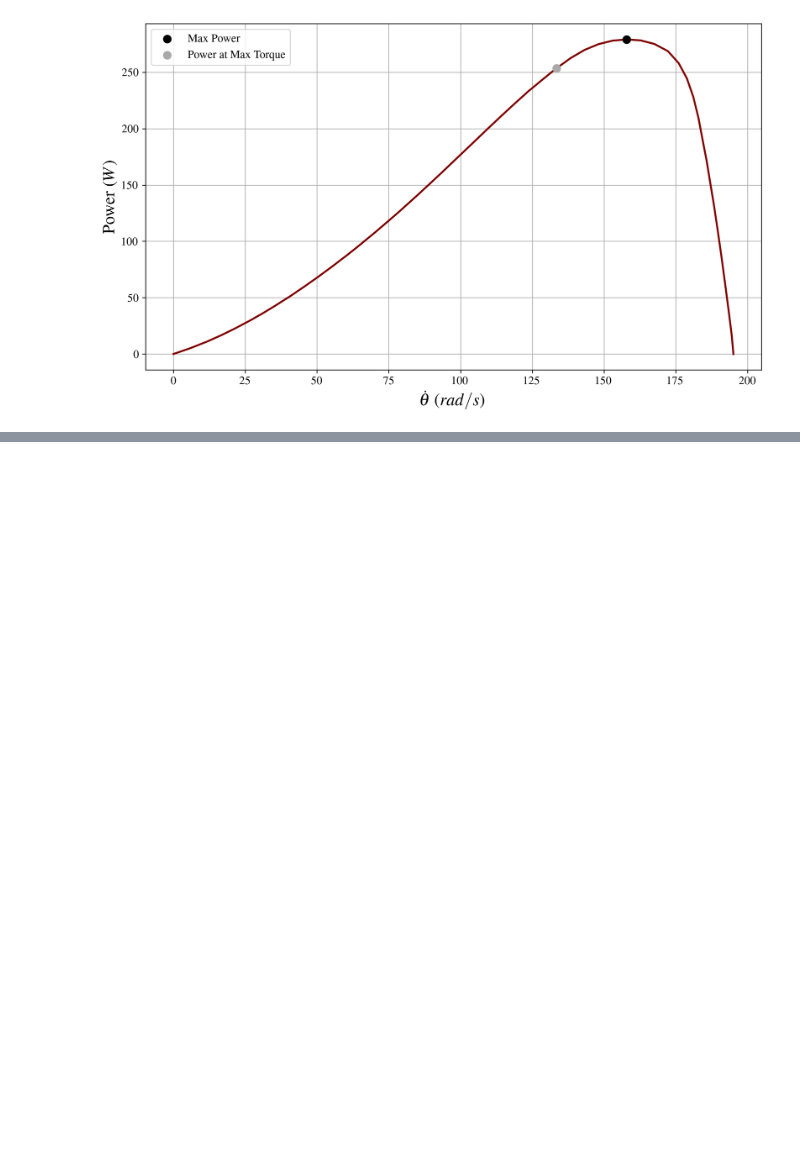
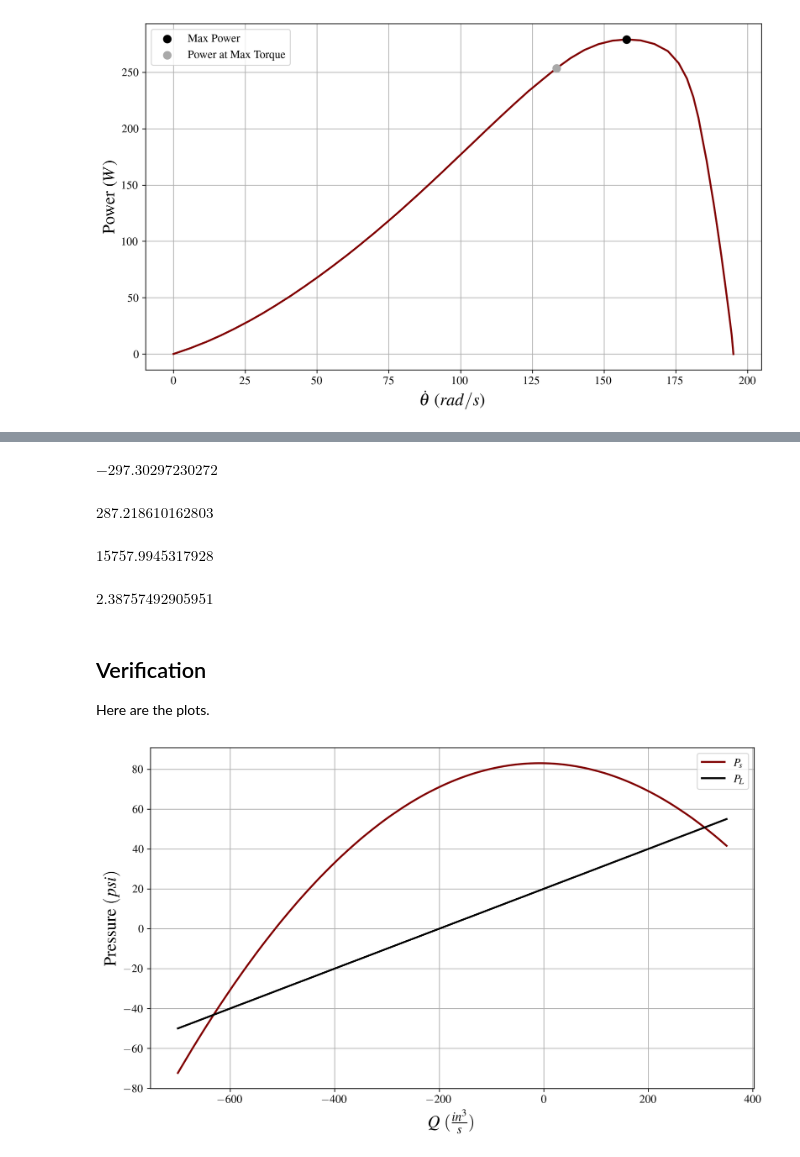
Before and after one commit to gabemorris12/dynamical_systems, a Jupyter notebook: Homework 1/Dynamical Systems Homework 1.ipynb, the cells around one changed output, grey strips where cells are left out. Cells and saved outputs as stored; diff of their text form; code cells hidden in the pictures; blank space fills up the shorter version.

```diff
--- a/Homework 1/Dynamical Systems Homework 1.ipynb
+++ b/Homework 1/Dynamical Systems Homework 1.ipynb
@@ -328,0 +476,7 @@ plt.show()
+# %%
+# Solving for the flow rates
+Q = sp.Symbol('Q')
+source = 83 - sp.S('0.004901')*Q - sp.S('0.000324')*Q**2
+load = 20 + sp.S('0.1')*Q
+eq = sp.Eq(source, load)
+eq
@@ -328,0 +505,34 @@ plt.show()
+# %%
+P = source*Q
+
+# Finding the peak
+dP_dQ = P.diff()
+Q_sol_power = sp.solve(dP_dQ)
+display(*Q_sol_power)  # in^3/s
+# %% [output]
+$\displaystyle -297.30297230272$
+$\displaystyle 287.218610162803$
+# %%
+P.subs(Q, Q_sol_power[1])  # lbf*in/s
+# %% [output]
+$\displaystyle 15757.9945317928$
+# %%
+P.subs(Q, Q_sol_power[1])/6600  # hp (peak source power)
+# %% [output]
+$\displaystyle 2.38757492905951$
+# %% [markdown]
+## Verification
+Here are the plots.
+# %%
+Ps = sp.lambdify(Q, source, modules='numpy')
+PL = sp.lambdify(Q, load, modules='numpy')
+Q_array = np.linspace(-700, 350, 1000)
+
+plt.plot(Q_array, Ps(Q_array), label='$P_s$')
+plt.plot(Q_array, PL(Q_array), label='$P_L$')
+plt.xlabel(r'$Q\ (\frac{in^3}{s})$')
+plt.ylabel('Pressure $(psi)$')
+plt.legend()
+plt.show()
+# %% [output]
+[figure, added]
```
Also changed, not shown: parts of 22 cells of this notebook, 6 other files.
